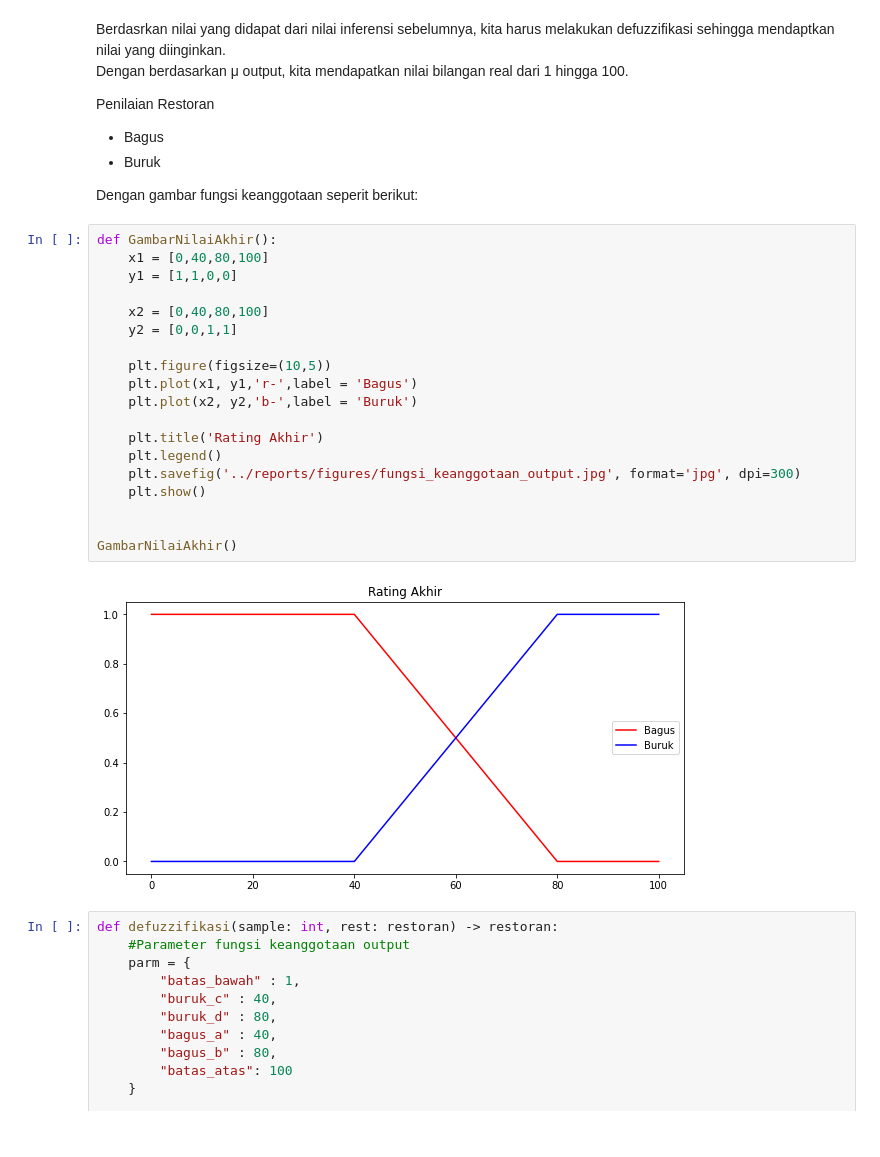
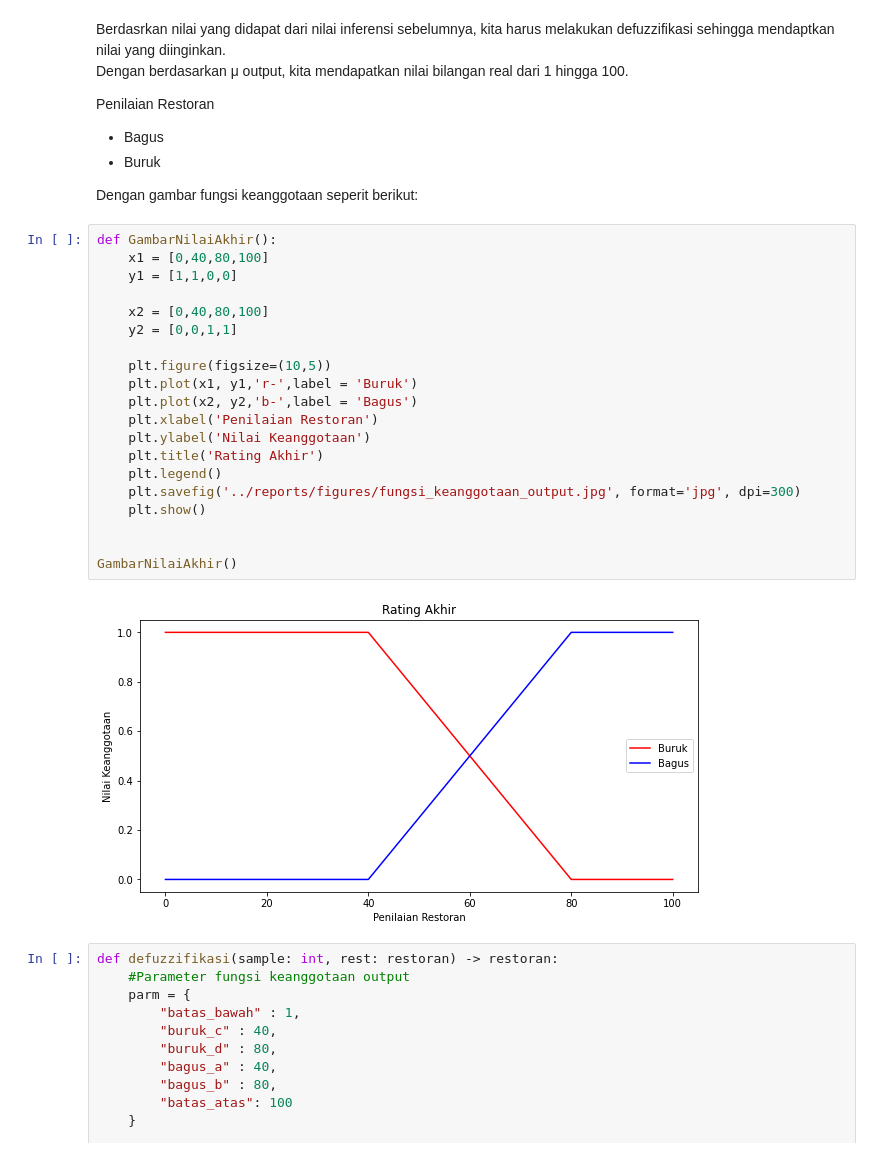
Before and after one commit to kaenova/AI_Tupro2, a Jupyter notebook: notebooks/main.ipynb, the cells around one changed output. Saved outputs shown, nothing was run; the diff lists cells and outputs as text.

```diff
--- a/notebooks/main.ipynb
+++ b/notebooks/main.ipynb
@@ -200,24 +201,25 @@ Dengan gambar fungsi keanggotaan seperit berikut:
 # %%
 def GambarNilaiAkhir():
     x1 = [0,40,80,100]
     y1 = [1,1,0,0]
 
     x2 = [0,40,80,100]
     y2 = [0,0,1,1]
 
     plt.figure(figsize=(10,5))
-    plt.plot(x1, y1,'r-',label = 'Bagus')
-    plt.plot(x2, y2,'b-',label = 'Buruk')
-
+    plt.plot(x1, y1,'r-',label = 'Buruk')
+    plt.plot(x2, y2,'b-',label = 'Bagus')
+    plt.xlabel('Penilaian Restoran')
+    plt.ylabel('Nilai Keanggotaan')
     plt.title('Rating Akhir')
     plt.legend()
     plt.savefig('../reports/figures/fungsi_keanggotaan_output.jpg', format='jpg', dpi=300)
     plt.show()
 
 
 GambarNilaiAkhir()
 # %% [output]
-[figure, old version]
+[figure, new version]
 # %%
 def defuzzifikasi(sample: int, rest: restoran) -> restoran:
     #Parameter fungsi keanggotaan output
```
Also changed, not shown: parts of 1 cell of this notebook, 5 other files.
